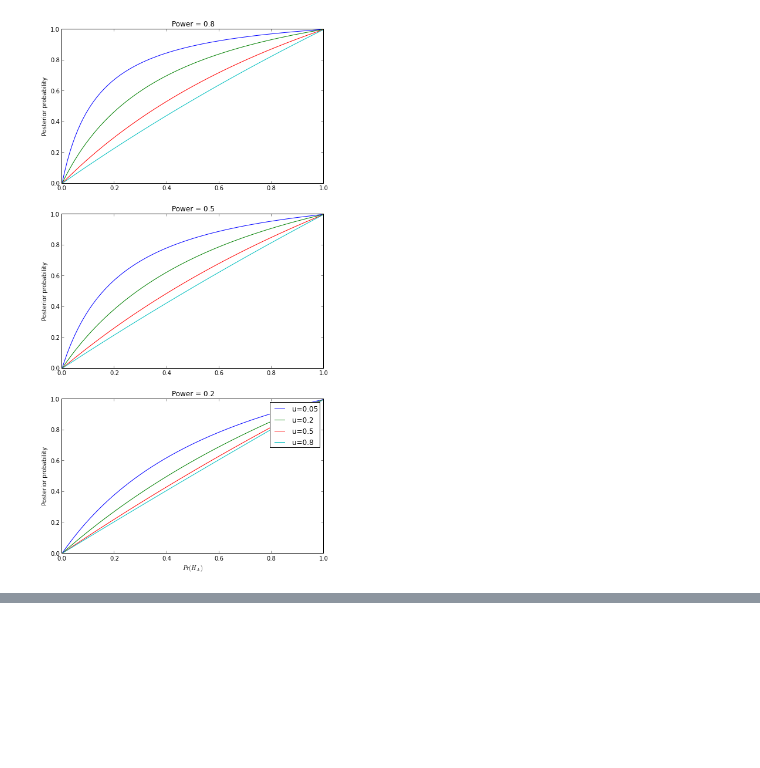
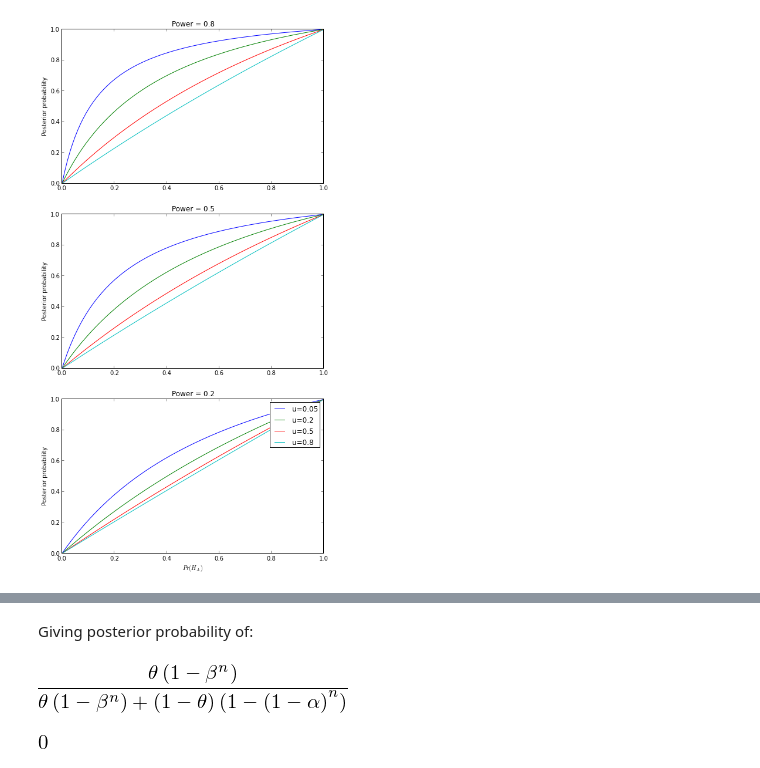
Before and after one commit to matthew-brett/sketch-books, a Jupyter notebook: Ioannides exposition.ipynb, the cells around one changed output, grey strips where cells are left out. Drawn from its saved outputs; the diff is of its cells as text; code cells hidden in the pictures; blank space fills up the shorter version.

```diff
--- a/Ioannides exposition.ipynb
+++ b/Ioannides exposition.ipynb
@@ -260,0 +284,8 @@ axes[-1].legend()
+# %%
+n = symbols('n')
+multi_assoc_noprior = dict(t_s = (1 - beta ** n),
+                          t_ns = beta ** n,
+                          f_s = 1 - (1 - alpha) ** n,
+                          f_ns = (1 - alpha) ** n)
+HTML(association_table(multi_assoc_noprior,
+                       r'$n$ replications with positive publication bias, not considering prior'))
@@ -260,0 +300,8 @@ axes[-1].legend()
+# %%
+multi_assoc = multi_assoc_noprior.copy()
+multi_assoc['t_s'] *= theta
+multi_assoc['t_ns'] *= theta
+multi_assoc['f_s'] *= 1 - theta
+multi_assoc['f_ns'] *= 1 - theta
+HTML(association_table(multi_assoc,
+                       r'$n$ replications with positive publication bias, with prior $\theta$'))
@@ -260,0 +314,14 @@ axes[-1].legend()
+# %% [markdown]
+Giving posterior probability of:
+# %%
+post_prob_multi = multi_assoc['t_s'] / (multi_assoc['t_s'] + multi_assoc['f_s'])
+post_prob_multi
+# %% [output]
+[figure, added]
+# %%
+# Formula from Ioannidies 2005:
+ppv_multi = R * (1 - beta ** n) / (R + 1 - (1 - alpha) ** n - R * beta ** n)
+# Is this the same as our formula above?
+simplify(ppv_multi - post_prob_multi)
+# %% [output]
+[figure, added]
```
Also changed, not shown: parts of 13 cells of this notebook.
